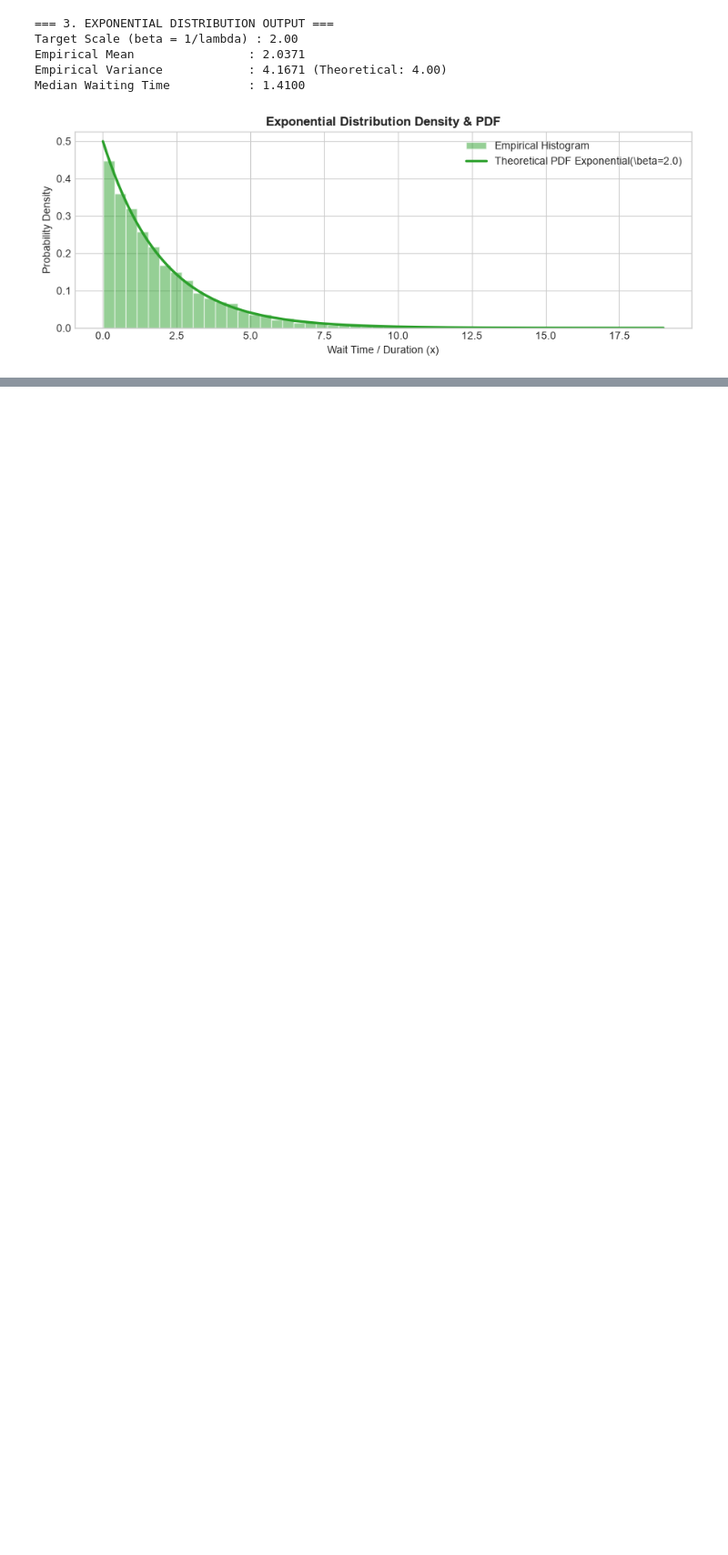
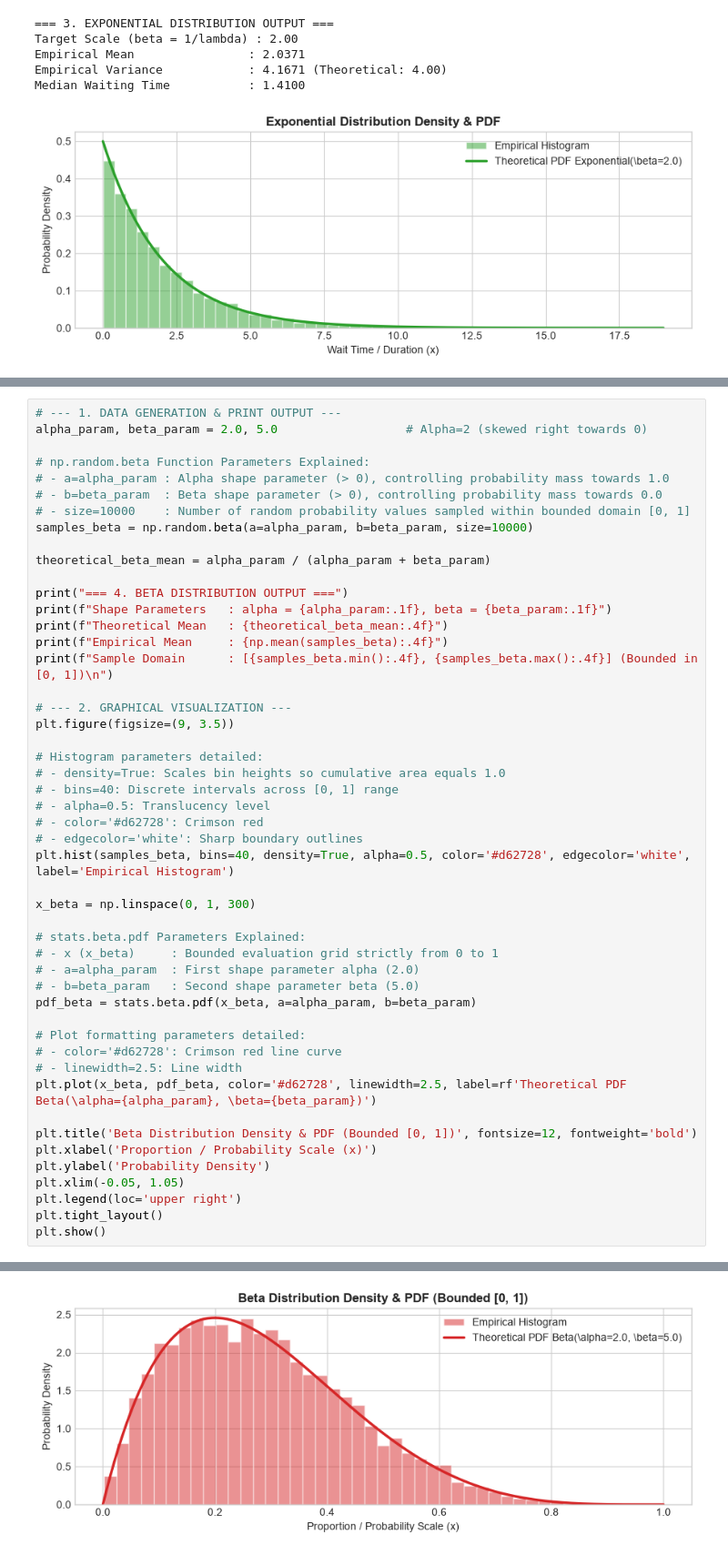
Before and after one commit to Abiads/CDAC-Data-Analytics, a Jupyter notebook: Day6/01_data_population/03_continuous_probability_distributions.ipynb, the cells around one changed output, grey strips where cells are left out. Shown at 91% size. Drawn from its saved outputs; the diff is of its cells as text; blank space fills up the shorter version.

```diff
--- a/Day6/01_data_population/03_continuous_probability_distributions.ipynb
+++ b/Day6/01_data_population/03_continuous_probability_distributions.ipynb
@@ -262,0 +289,50 @@ Median Wait Time Between Dings  : 1.3566
+# %%
+# --- 1. DATA GENERATION & PRINT OUTPUT ---
+alpha_param, beta_param = 2.0, 5.0                  # Alpha=2 (skewed right towards 0)
+
+# np.random.beta Function Parameters Explained:
+# - a=alpha_param : Alpha shape parameter (> 0), controlling probability mass towards 1.0
+# - b=beta_param  : Beta shape parameter (> 0), controlling probability mass towards 0.0
+# - size=10000    : Number of random probability values sampled within bounded domain [0, 1]
+samples_beta = np.random.beta(a=alpha_param, b=beta_param, size=10000)
+
+theoretical_beta_mean = alpha_param / (alpha_param + beta_param)
+
+print("=== 4. BETA DISTRIBUTION OUTPUT ===")
+print(f"Shape Parameters   : alpha = {alpha_param:.1f}, beta = {beta_param:.1f}")
+print(f"Theoretical Mean   : {theoretical_beta_mean:.4f}")
+print(f"Empirical Mean     : {np.mean(samples_beta):.4f}")
+print(f"Sample Domain      : [{samples_beta.min():.4f}, {samples_beta.max():.4f}] (Bounded in [0, 1])\n")
+
+# --- 2. GRAPHICAL VISUALIZATION ---
+plt.figure(figsize=(9, 3.5))
+
+# Histogram parameters detailed:
+# - density=True: Scales bin heights so cumulative area equals 1.0
+# - bins=40: Discrete intervals across [0, 1] range
+# - alpha=0.5: Translucency level
+# - color='#d62728': Crimson red
+# - edgecolor='white': Sharp boundary outlines
+plt.hist(samples_beta, bins=40, density=True, alpha=0.5, color='#d62728', edgecolor='white', label='Empirical Histogram')
+
+x_beta = np.linspace(0, 1, 300)
+
+# stats.beta.pdf Parameters Explained:
+# - x (x_beta)     : Bounded evaluation grid strictly from 0 to 1
+# - a=alpha_param  : First shape parameter alpha (2.0)
+# - b=beta_param   : Second shape parameter beta (5.0)
+pdf_beta = stats.beta.pdf(x_beta, a=alpha_param, b=beta_param)
+
+# Plot formatting parameters detailed:
+# - color='#d62728': Crimson red line curve
+# - linewidth=2.5: Line width
+plt.plot(x_beta, pdf_beta, color='#d62728', linewidth=2.5, label=rf'Theoretical PDF Beta(\alpha={alpha_param}, \beta={beta_param})')
+
+plt.title('Beta Distribution Density & PDF (Bounded [0, 1])', fontsize=12, fontweight='bold')
+plt.xlabel('Proportion / Probability Scale (x)')
+plt.ylabel('Probability Density')
+plt.xlim(-0.05, 1.05)
+plt.legend(loc='upper right')
+plt.tight_layout()
+plt.show()
+# %% [output]
@@ -262,0 +344 @@ Median Wait Time Between Dings  : 1.3566
+[figure, added]
```
Also changed, not shown: parts of 6 cells of this notebook.
